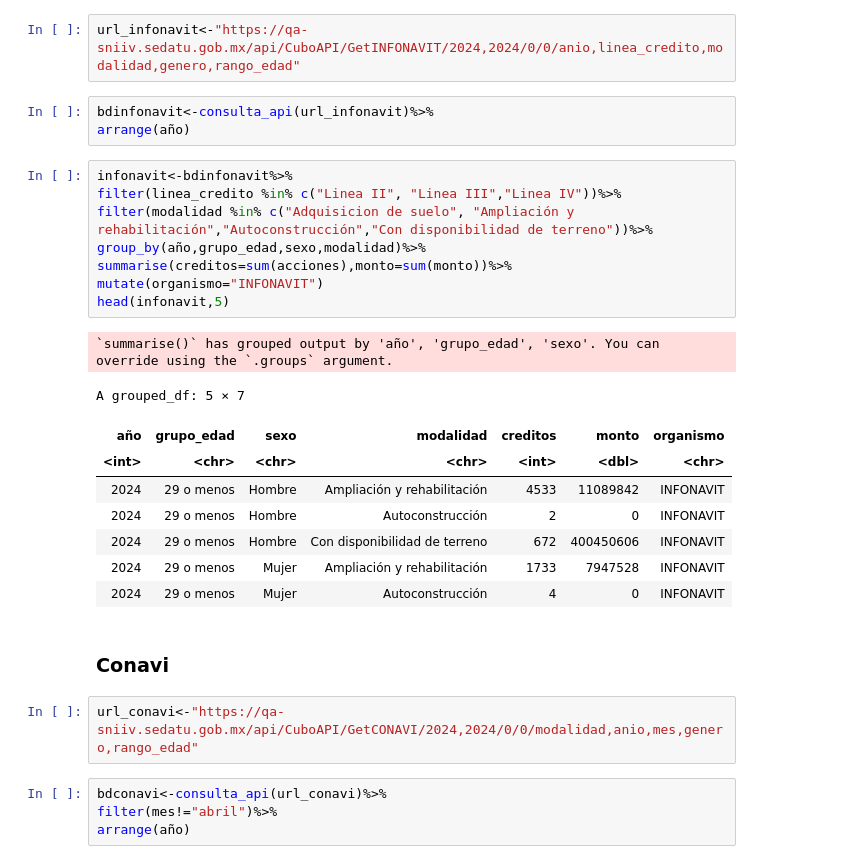
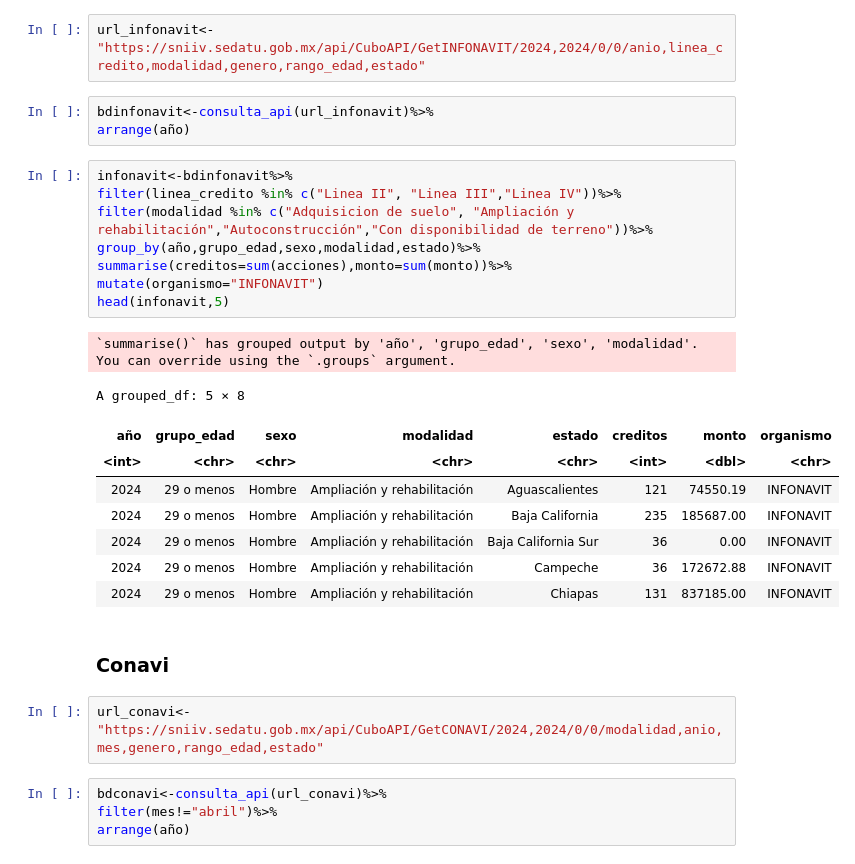
Before and after one commit to coordanalisis-sedatu/indicadores, a Jupyter notebook: fin_autoproduccion.ipynb, the cells around one changed output. Cells and saved outputs as stored; diff of their text form.

```diff
--- a/fin_autoproduccion.ipynb
+++ b/fin_autoproduccion.ipynb
@@ -75,33 +80,33 @@ A grouped_df: 5 × 7
 # %% [markdown]
 ### Infonavit
 # %%
-url_infonavit<-"https://qa-sniiv.sedatu.gob.mx/api/CuboAPI/GetINFONAVIT/2024,2024/0/0/anio,linea_credito,modalidad,genero,rango_edad"
+url_infonavit<-"https://sniiv.sedatu.gob.mx/api/CuboAPI/GetINFONAVIT/2024,2024/0/0/anio,linea_credito,modalidad,genero,rango_edad,estado"
 # %%
 bdinfonavit<-consulta_api(url_infonavit)%>%
 arrange(año)
 # %%
 infonavit<-bdinfonavit%>%
 filter(linea_credito %in% c("Linea II", "Linea III","Linea IV"))%>%
 filter(modalidad %in% c("Adquisicion de suelo", "Ampliación y rehabilitación","Autoconstrucción","Con disponibilidad de terreno"))%>%
-group_by(año,grupo_edad,sexo,modalidad)%>%
+group_by(año,grupo_edad,sexo,modalidad,estado)%>%
 summarise(creditos=sum(acciones),monto=sum(monto))%>%
 mutate(organismo="INFONAVIT")
 head(infonavit,5)
 # %% [output]
-`summarise()` has grouped output by 'año', 'grupo_edad', 'sexo'. You can
-override using the `.groups` argument.
+`summarise()` has grouped output by 'año', 'grupo_edad', 'sexo', 'modalidad'.
+You can override using the `.groups` argument.
-A grouped_df: 5 × 7
+A grouped_df: 5 × 8
-| año | grupo_edad | sexo | modalidad | creditos | monto | organismo |
-| <int> | <chr> | <chr> | <chr> | <int> | <dbl> | <chr> |
-| 2024 | 29 o menos | Hombre | Ampliación y rehabilitación | 4533 | 11089842 | INFONAVIT |
-| 2024 | 29 o menos | Hombre | Autoconstrucción | 2 | 0 | INFONAVIT |
-| 2024 | 29 o menos | Hombre | Con disponibilidad de terreno | 672 | 400450606 | INFONAVIT |
-| 2024 | 29 o menos | Mujer | Ampliación y rehabilitación | 1733 | 7947528 | INFONAVIT |
-| 2024 | 29 o menos | Mujer | Autoconstrucción | 4 | 0 | INFONAVIT |
+| año | grupo_edad | sexo | modalidad | estado | creditos | monto | organismo |
+| <int> | <chr> | <chr> | <chr> | <chr> | <int> | <dbl> | <chr> |
+| 2024 | 29 o menos | Hombre | Ampliación y rehabilitación | Aguascalientes | 121 | 74550.19 | INFONAVIT |
+| 2024 | 29 o menos | Hombre | Ampliación y rehabilitación | Baja California | 235 | 185687.00 | INFONAVIT |
+| 2024 | 29 o menos | Hombre | Ampliación y rehabilitación | Baja California Sur | 36 | 0.00 | INFONAVIT |
+| 2024 | 29 o menos | Hombre | Ampliación y rehabilitación | Campeche | 36 | 172672.88 | INFONAVIT |
+| 2024 | 29 o menos | Hombre | Ampliación y rehabilitación | Chiapas | 131 | 837185.00 | INFONAVIT |
 # %% [markdown]
 ### Conavi
 # %%
-url_conavi<-"https://qa-sniiv.sedatu.gob.mx/api/CuboAPI/GetCONAVI/2024,2024/0/0/modalidad,anio,mes,genero,rango_edad"
+url_conavi<-"https://sniiv.sedatu.gob.mx/api/CuboAPI/GetCONAVI/2024,2024/0/0/modalidad,anio,mes,genero,rango_edad,estado"
 # %%
 bdconavi<-consulta_api(url_conavi)%>%
 filter(mes!="abril")%>%
```
Also changed, not shown: parts of 13 cells of this notebook.
